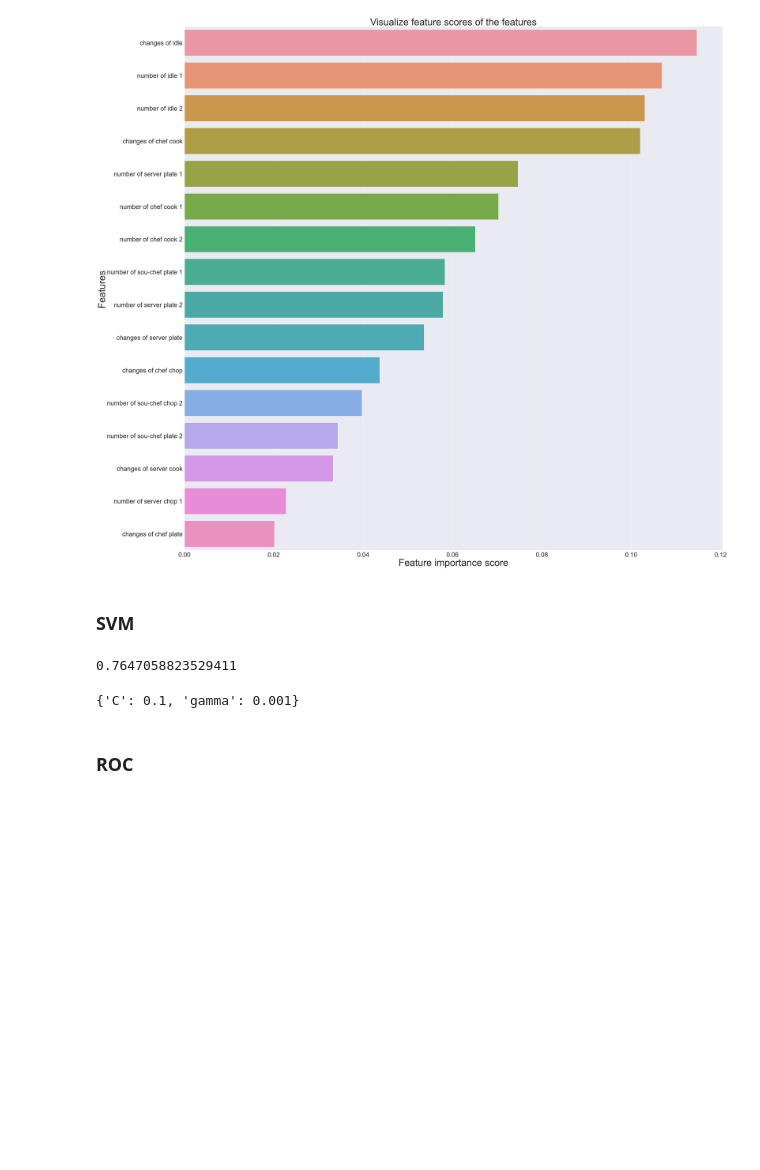
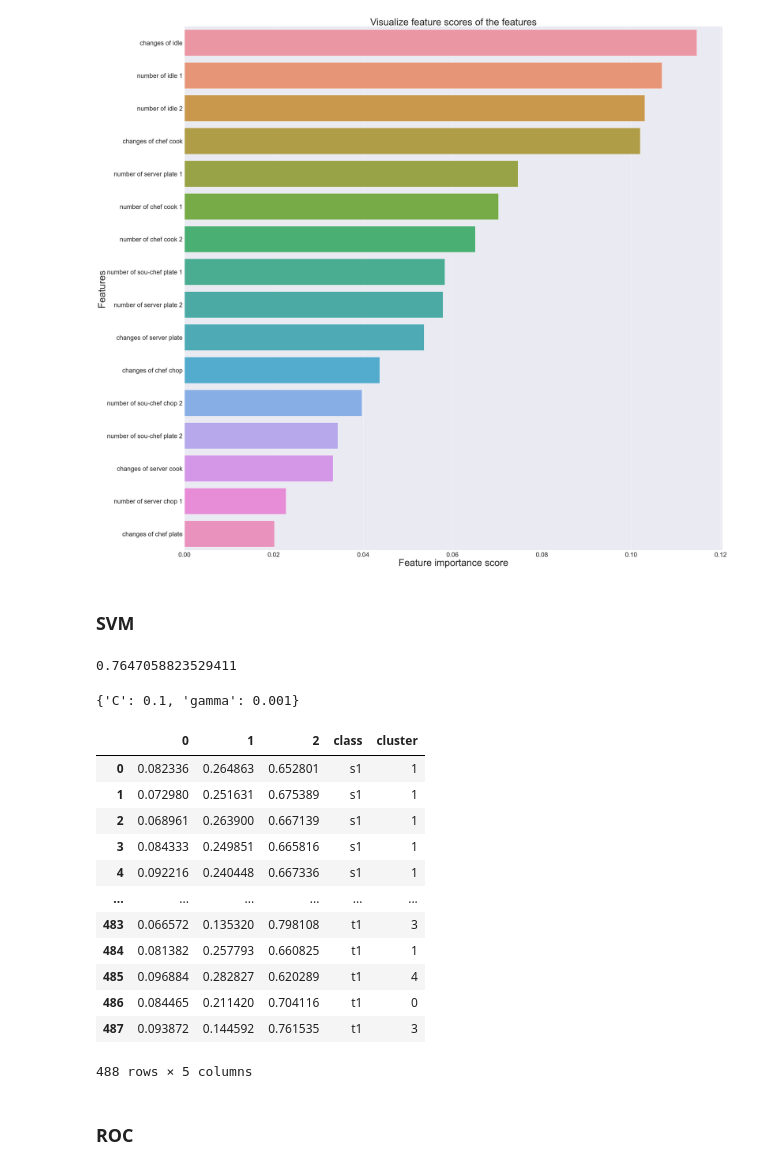
Before and after one commit to Thunderbeee/hai-cooking, a Jupyter notebook: modeling/round-scale-modeling.ipynb, the cells around one changed output. Cells and saved outputs as stored; diff of their text form; code cells hidden in the pictures; blank space fills up the shorter version.

```diff
--- a/modeling/round-scale-modeling.ipynb
+++ b/modeling/round-scale-modeling.ipynb
@@ -705,3 +734,30 @@ SVC.best_params_
+# %%
+def clustering_label(model):
+    s1_prob_pred = pd.DataFrame(model.predict_proba(X_s1))
+    s1_prob_pred['class'] = 's1'
+    t1_prob_pred = pd.DataFrame(model.predict_proba(X_t1))
+    t1_prob_pred['class'] = 't1'
+    merge_s1_t1 = s1_prob_pred.append(t1_prob_pred, ignore_index = True)
+    kmeans = KMeans(n_clusters = 5, random_state = 42)
+    labels = kmeans.fit_predict(merge_s1_t1.iloc[:,0:3])
+    merge_s1_t1['cluster'] = labels
+    return merge_s1_t1
+# %%
+clustering_label(SVC)
+# %% [output]
+|  | 0 | 1 | 2 | class | cluster |
+| 0 | 0.082336 | 0.264863 | 0.652801 | s1 | 1 |
+| 1 | 0.072980 | 0.251631 | 0.675389 | s1 | 1 |
+| 2 | 0.068961 | 0.263900 | 0.667139 | s1 | 1 |
+| 3 | 0.084333 | 0.249851 | 0.665816 | s1 | 1 |
+| 4 | 0.092216 | 0.240448 | 0.667336 | s1 | 1 |
+| ... | ... | ... | ... | ... | ... |
+| 483 | 0.066572 | 0.135320 | 0.798108 | t1 | 3 |
+| 484 | 0.081382 | 0.257793 | 0.660825 | t1 | 1 |
+| 485 | 0.096884 | 0.282827 | 0.620289 | t1 | 4 |
+| 486 | 0.084465 | 0.211420 | 0.704116 | t1 | 0 |
+| 487 | 0.093872 | 0.144592 | 0.761535 | t1 | 3 |
+488 rows × 5 columns
 # %% [markdown]
 ### ROC
 # %%
```
Also changed, not shown: parts of 8 cells of this notebook, 6 other files.
